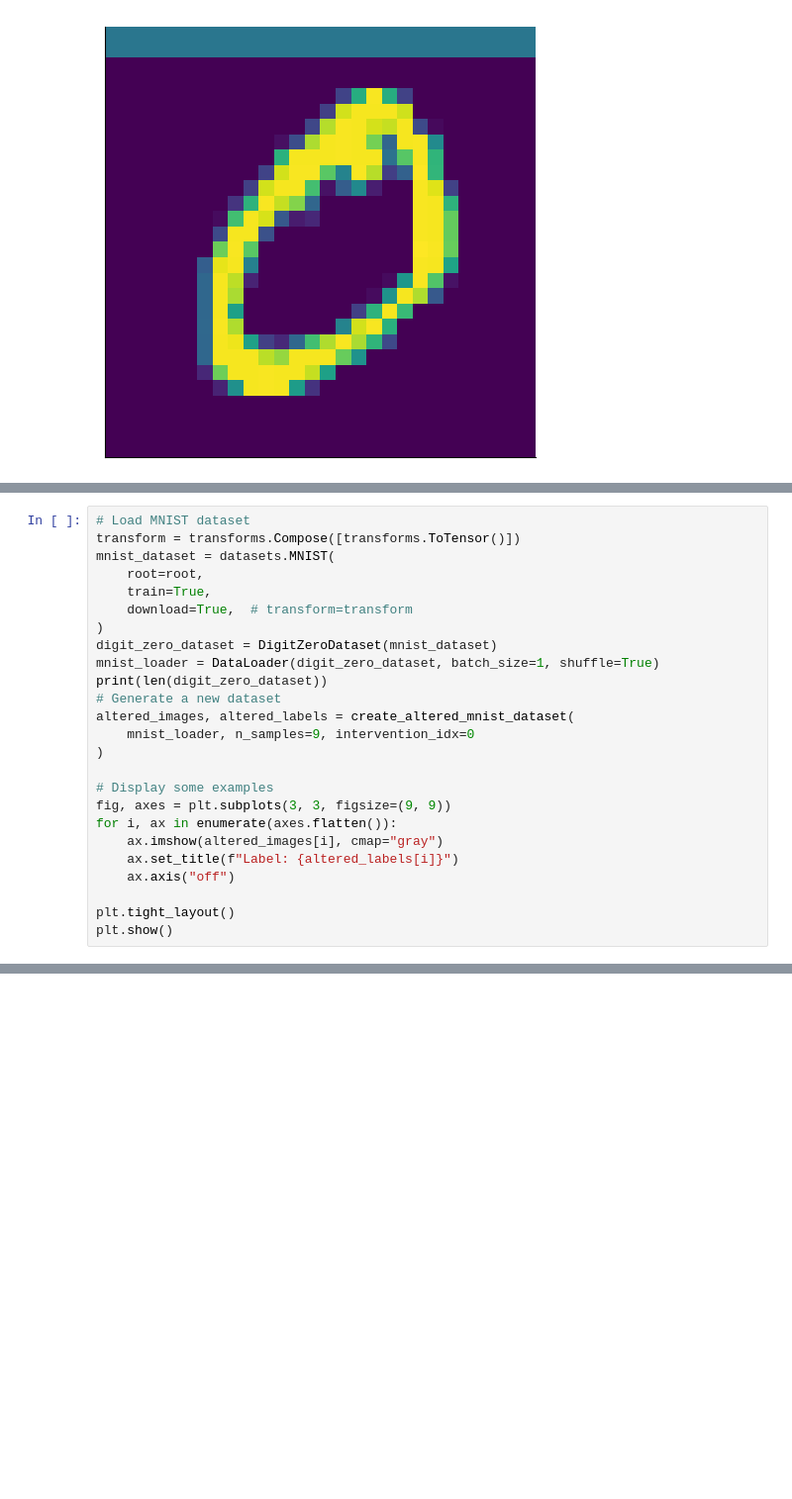
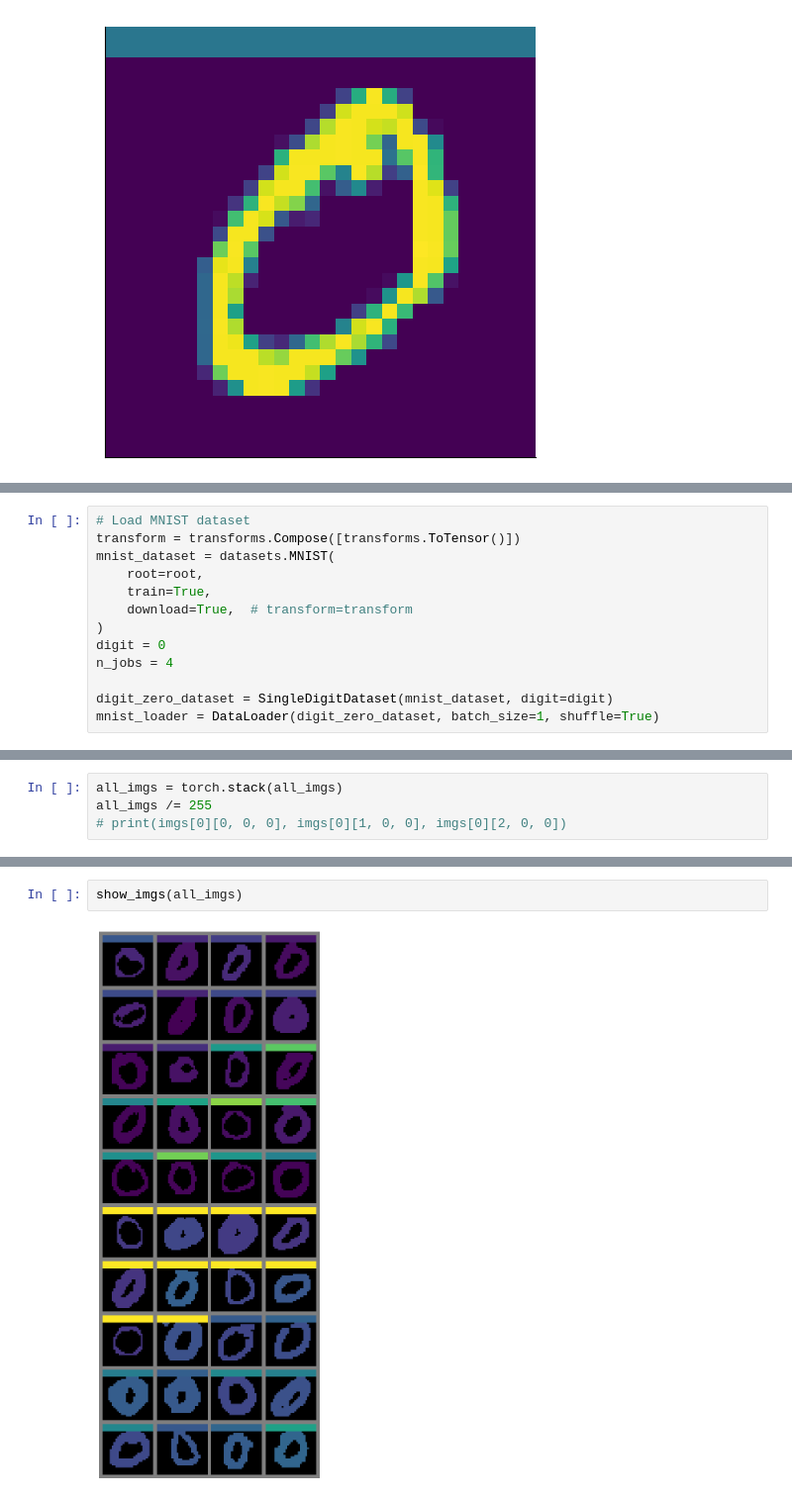
Before and after one commit to tree1111/CDRL, a Jupyter notebook: notebooks/causalbar mnist.ipynb, the cells around one changed output, grey strips where cells are left out. Shown at 99% size. Saved outputs shown, nothing was run; the diff lists cells and outputs as text; blank space fills up the shorter version.

```diff
--- a/notebooks/causalbar mnist.ipynb
+++ b/notebooks/causalbar mnist.ipynb
@@ -363,0 +146,13 @@ print(root)
+# %%
+# Load MNIST dataset
+transform = transforms.Compose([transforms.ToTensor()])
+mnist_dataset = datasets.MNIST(
+    root=root,
+    train=True,
+    download=True,  # transform=transform
+)
+digit = 0
+n_jobs = 4
+
+digit_zero_dataset = SingleDigitDataset(mnist_dataset, digit=digit)
+mnist_loader = DataLoader(digit_zero_dataset, batch_size=1, shuffle=True)
@@ -364,25 +217,4 @@ print(root)
 # %%
-# Load MNIST dataset
-transform = transforms.Compose([transforms.ToTensor()])
-mnist_dataset = datasets.MNIST(
-    root=root,
-    train=True,
-    download=True,  # transform=transform
-)
-digit_zero_dataset = DigitZeroDataset(mnist_dataset)
-mnist_loader = DataLoader(digit_zero_dataset, batch_size=1, shuffle=True)
-print(len(digit_zero_dataset))
-# Generate a new dataset
-altered_images, altered_labels = create_altered_mnist_dataset(
-    mnist_loader, n_samples=9, intervention_idx=0
-)
-
-# Display some examples
-fig, axes = plt.subplots(3, 3, figsize=(9, 9))
-for i, ax in enumerate(axes.flatten()):
-    ax.imshow(altered_images[i], cmap="gray")
-    ax.set_title(f"Label: {altered_labels[i]}")
-    ax.axis("off")
-
-plt.tight_layout()
-plt.show()
+all_imgs = torch.stack(all_imgs)
+all_imgs /= 255
+# print(imgs[0][0, 0, 0], imgs[0][1, 0, 0], imgs[0][2, 0, 0])
@@ -400,0 +221,4 @@ plt.show()
+# %%
+show_imgs(all_imgs)
+# %% [output]
+[figure, added]
```
Also changed, not shown: parts of 18 cells of this notebook, 8 other files.
